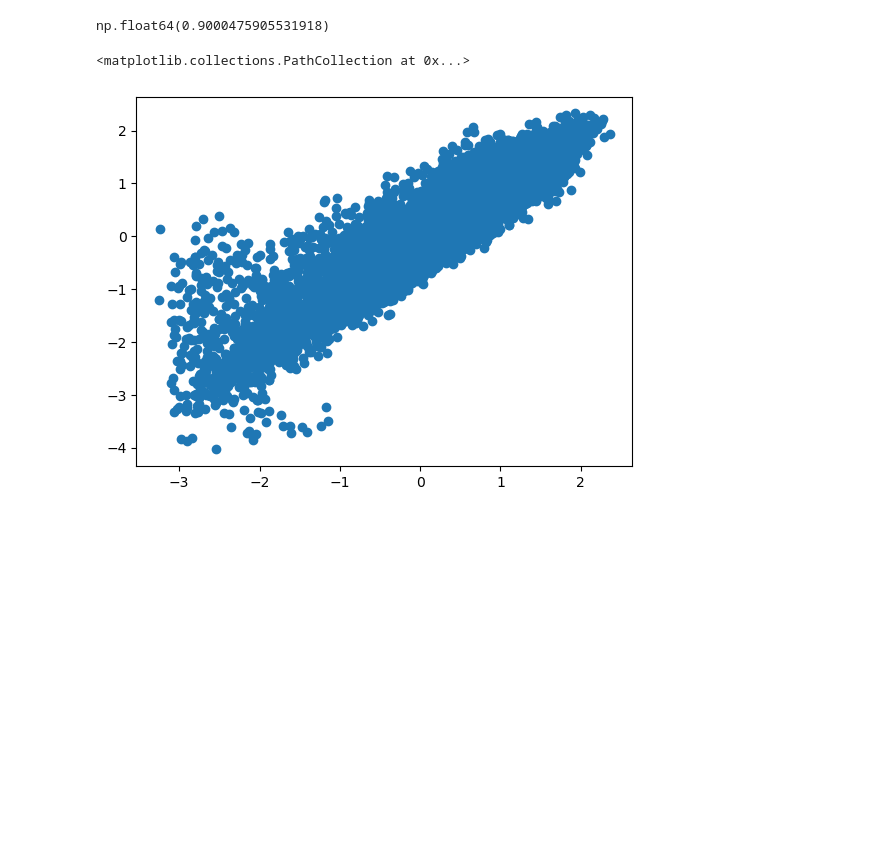
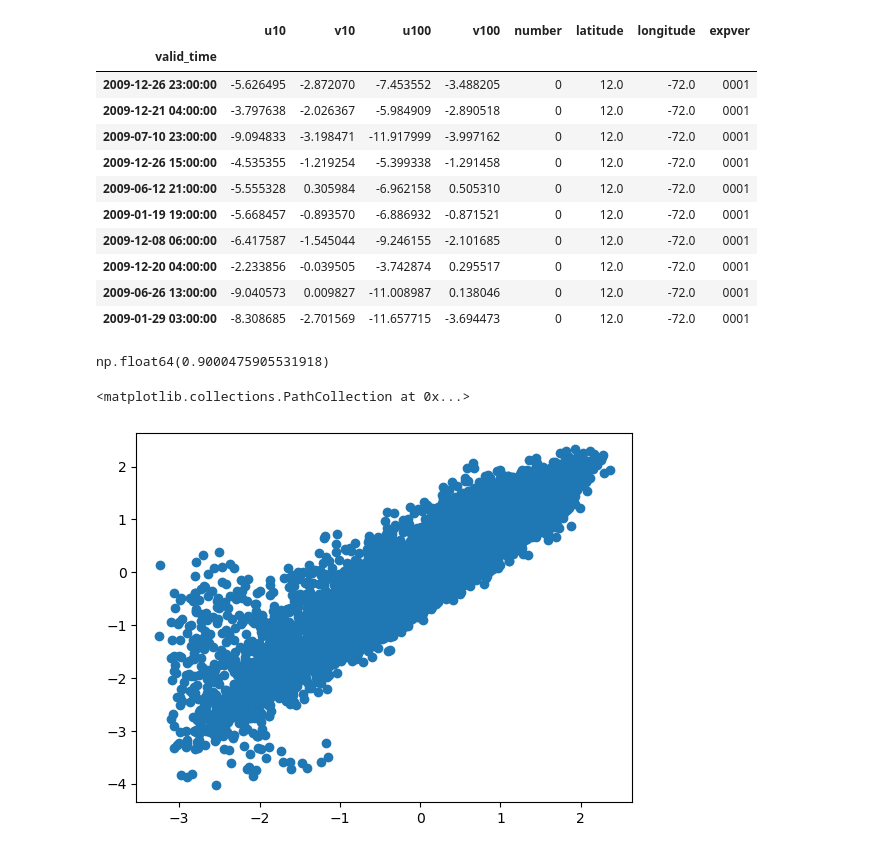
Before and after one commit to smartinezg2018/MCP, a Jupyter notebook: notebook.ipynb, the cells around one changed output. Saved outputs shown, nothing was run; the diff lists cells and outputs as text; code cells hidden in the pictures; blank space fills up the shorter version.

```diff
--- a/notebook.ipynb
+++ b/notebook.ipynb
@@ -94,6 +94,21 @@ year = 2009
 
 x_training = get_data_by_coordenates_date(lat, long,str(year),str(year+1))
 y_training = get_data_by_coordenates_date(lat + 0.5, long,str(year),str(year+1))
+# %%
+x_training.sample(10)
+# %% [output]
+|  | u10 | v10 | u100 | v100 | number | latitude | longitude | expver |
+| valid_time |  |  |  |  |  |  |  |  |
+| 2009-12-26 23:00:00 | -5.626495 | -2.872070 | -7.453552 | -3.488205 | 0 | 12.0 | -72.0 | 0001 |
+| 2009-12-21 04:00:00 | -3.797638 | -2.026367 | -5.984909 | -2.890518 | 0 | 12.0 | -72.0 | 0001 |
+| 2009-07-10 23:00:00 | -9.094833 | -3.198471 | -11.917999 | -3.997162 | 0 | 12.0 | -72.0 | 0001 |
+| 2009-12-26 15:00:00 | -4.535355 | -1.219254 | -5.399338 | -1.291458 | 0 | 12.0 | -72.0 | 0001 |
+| 2009-06-12 21:00:00 | -5.555328 | 0.305984 | -6.962158 | 0.505310 | 0 | 12.0 | -72.0 | 0001 |
+| 2009-01-19 19:00:00 | -5.668457 | -0.893570 | -6.886932 | -0.871521 | 0 | 12.0 | -72.0 | 0001 |
+| 2009-12-08 06:00:00 | -6.417587 | -1.545044 | -9.246155 | -2.101685 | 0 | 12.0 | -72.0 | 0001 |
+| 2009-12-20 04:00:00 | -2.233856 | -0.039505 | -3.742874 | 0.295517 | 0 | 12.0 | -72.0 | 0001 |
+| 2009-06-26 13:00:00 | -9.040573 | 0.009827 | -11.008987 | 0.138046 | 0 | 12.0 | -72.0 | 0001 |
+| 2009-01-29 03:00:00 | -8.308685 | -2.701569 | -11.657715 | -3.694473 | 0 | 12.0 | -72.0 | 0001 |
 # %%
 true_100_false_10 = True
 # se decide si se quieren datos a 100 m o 10 m de altura
```
Also changed, not shown: parts of 11 cells of this notebook, 4 other files.
